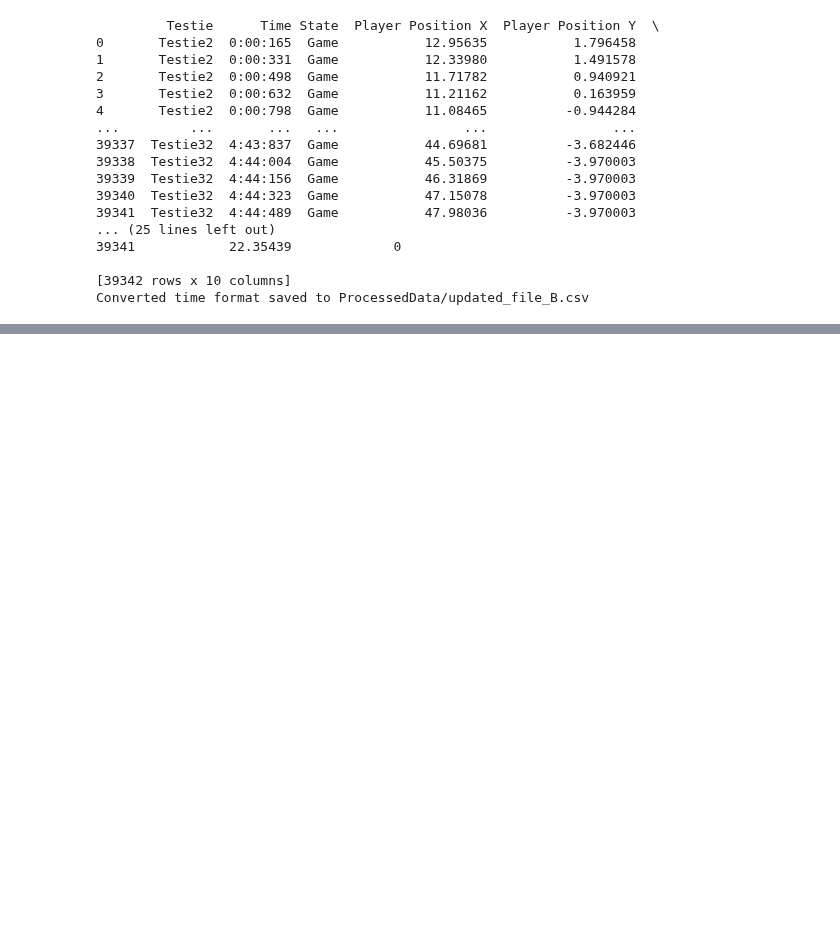
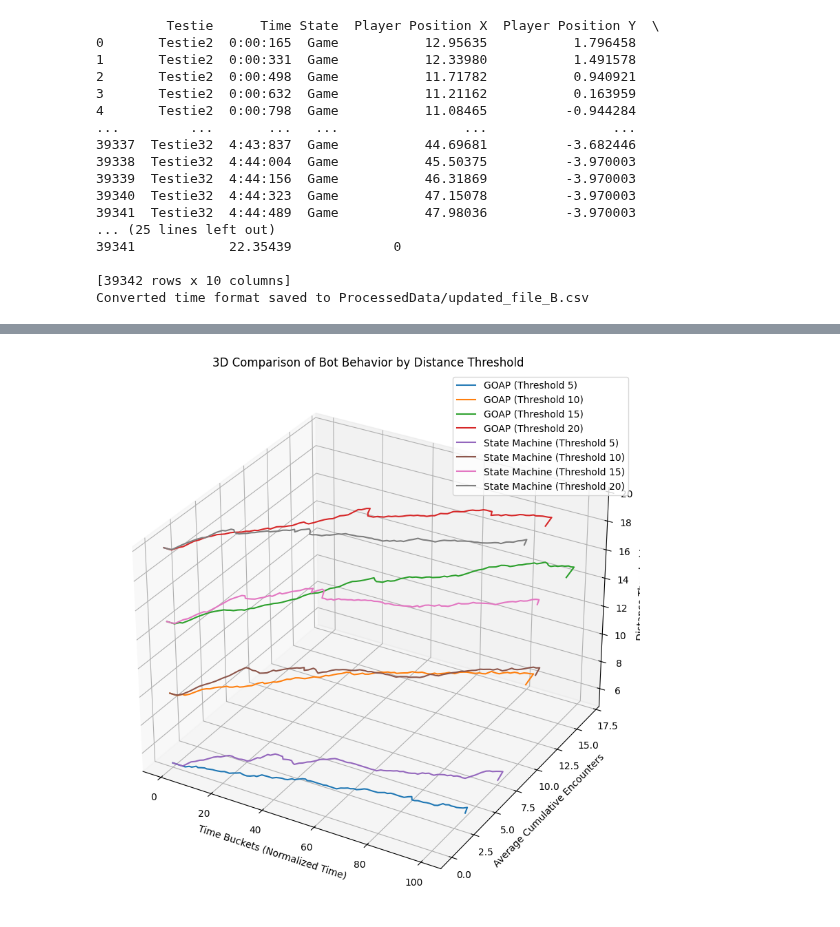
Before and after one commit to DiscoLucas/P7-Project, a Jupyter notebook: Dataprocessing/Heatmap.ipynb, the cells around one changed output, grey strips where cells are left out. Cells and saved outputs as stored; diff of their text form; code cells hidden in the pictures; blank space fills up the shorter version.

```diff
--- a/Dataprocessing/Heatmap.ipynb
+++ b/Dataprocessing/Heatmap.ipynb
@@ -194,0 +346,29 @@ Converted time format saved to ProcessedData/updated_file_B.csv
+# %%
+def compare_bots_3d(file_goap, file_state_machine, distance_thresholds):
+    fig = plt.figure(figsize=(14, 10))
+    ax = fig.add_subplot(111, projection='3d')
+
+    for bot_type, file_path in [('GOAP', file_goap), ('State Machine', file_state_machine)]:
+        for i, threshold in enumerate(distance_thresholds):
+            # Process data for the current threshold
+            average_cumulative = process_bot_data_cumulative(file_path, distance_threshold=threshold)
+
+            # Extract x, y, and z values
+            time_buckets = average_cumulative.index
+            avg_cumulative_encounters = average_cumulative.values
+            distance_values = [threshold] * len(time_buckets)
+
+            # Plot the line in 3D space
+            ax.plot(time_buckets, avg_cumulative_encounters, distance_values, label=f"{bot_type} (Threshold {threshold})")
+
+    # Add labels and legend
+    ax.set_xlabel('Time Buckets (Normalized Time)')
+    ax.set_ylabel('Average Cumulative Encounters')
+    ax.set_zlabel('Distance Threshold')
+    ax.set_title('3D Comparison of Bot Behavior by Distance Threshold')
+    ax.legend()
+    plt.show()
+distance_thresholds = [5, 10, 15, 20]
+compare_bots_3d("ProcessedData/updated_file_A.csv", "ProcessedData/updated_file_B.csv", distance_thresholds)
+# %% [output]
+[figure, added]
```
Also changed, not shown: parts of 3 cells of this notebook, 2 other files.
